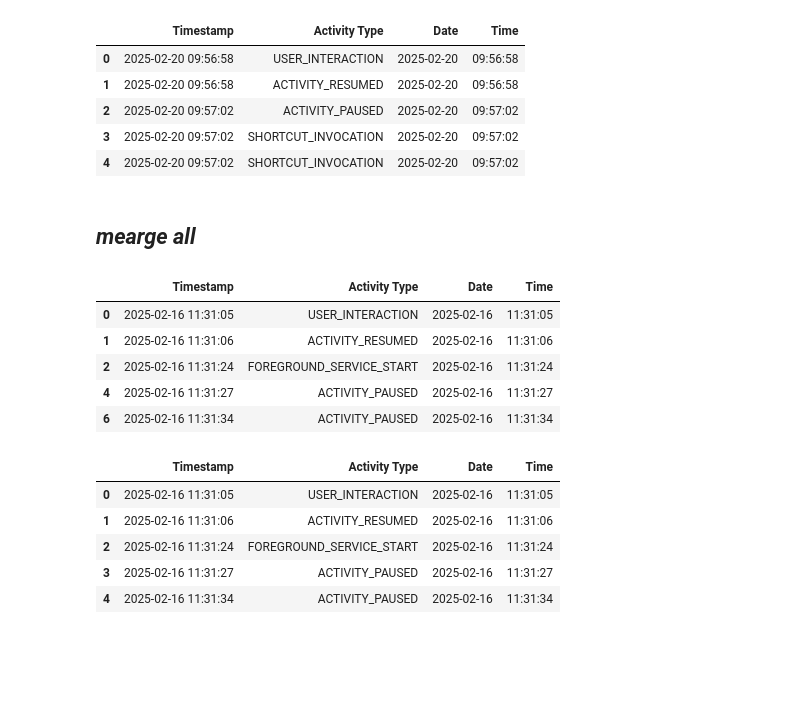
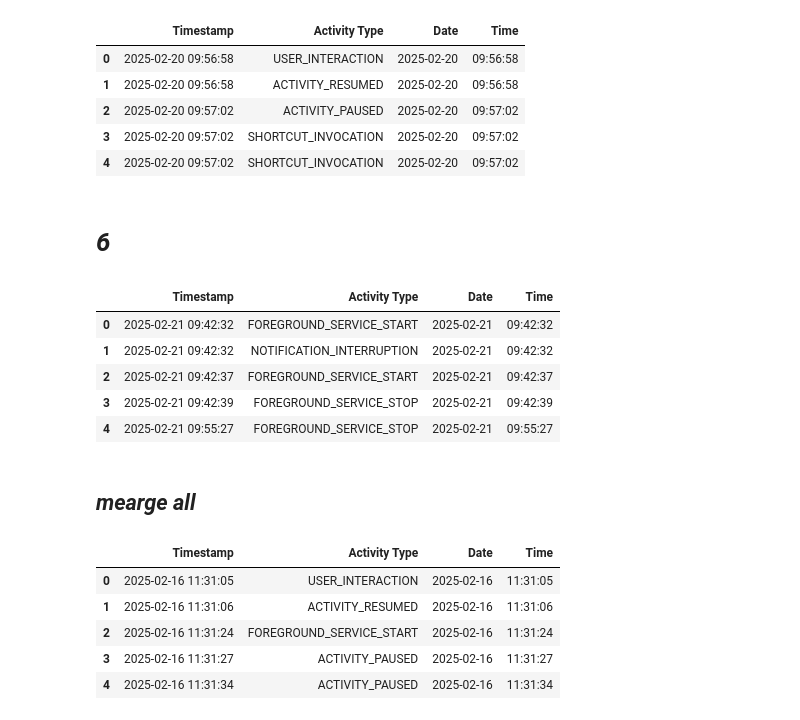
Before and after one commit to aaronAlien/Exploring-Spotify, a Jupyter notebook: spotify_interaction.ipynb, the cells around one changed output. Saved outputs shown, nothing was run; the diff lists cells and outputs as text; code cells hidden in the pictures; blank space fills up the shorter version.

```diff
--- a/spotify_interaction.ipynb
+++ b/spotify_interaction.ipynb
@@ -88,17 +88,22 @@ df5.head()
 | 2 | 2025-02-20 09:57:02 | ACTIVITY_PAUSED | 2025-02-20 | 09:57:02 |
 | 3 | 2025-02-20 09:57:02 | SHORTCUT_INVOCATION | 2025-02-20 | 09:57:02 |
 | 4 | 2025-02-20 09:57:02 | SHORTCUT_INVOCATION | 2025-02-20 | 09:57:02 |
+# %% [markdown]
+# _6_
+# %%
+df6 = clean_usage_tables('data/my_spotify_usage_6.csv')
+df6.head()
+# %% [output]
+|  | Timestamp | Activity Type | Date | Time |
+| 0 | 2025-02-21 09:42:32 | FOREGROUND_SERVICE_START | 2025-02-21 | 09:42:32 |
+| 1 | 2025-02-21 09:42:32 | NOTIFICATION_INTERRUPTION | 2025-02-21 | 09:42:32 |
+| 2 | 2025-02-21 09:42:37 | FOREGROUND_SERVICE_START | 2025-02-21 | 09:42:37 |
+| 3 | 2025-02-21 09:42:39 | FOREGROUND_SERVICE_STOP | 2025-02-21 | 09:42:39 |
+| 4 | 2025-02-21 09:55:27 | FOREGROUND_SERVICE_STOP | 2025-02-21 | 09:55:27 |
 # %% [markdown]
 ## _mearge all_
 # %%
-my_spotify_usage = pd.concat([df1,df2,df3,df5,df5]).drop_duplicates(subset=['Timestamp'])
+my_spotify_usage = pd.concat([df1,df2,df3,df5,df5,df6]).drop_duplicates(subset=['Timestamp'])
-# %% [output]
-|  | Timestamp | Activity Type | Date | Time |
-| 0 | 2025-02-16 11:31:05 | USER_INTERACTION | 2025-02-16 | 11:31:05 |
-| 1 | 2025-02-16 11:31:06 | ACTIVITY_RESUMED | 2025-02-16 | 11:31:06 |
-| 2 | 2025-02-16 11:31:24 | FOREGROUND_SERVICE_START | 2025-02-16 | 11:31:24 |
-| 4 | 2025-02-16 11:31:27 | ACTIVITY_PAUSED | 2025-02-16 | 11:31:27 |
-| 6 | 2025-02-16 11:31:34 | ACTIVITY_PAUSED | 2025-02-16 | 11:31:34 |
 # %%
 my_spotify_usage.sort_values(by=['Date'])
 
```
Also changed, not shown: parts of 7 cells of this notebook, 3 other files.
